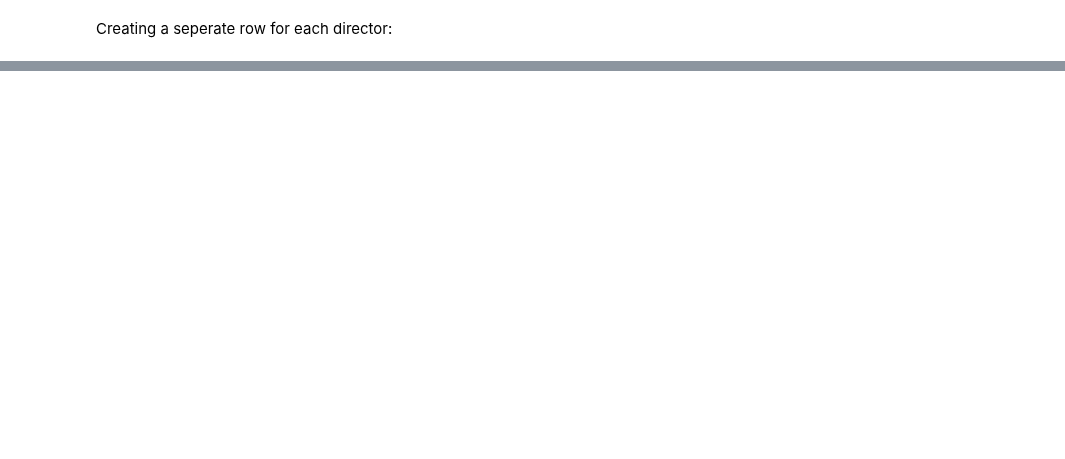
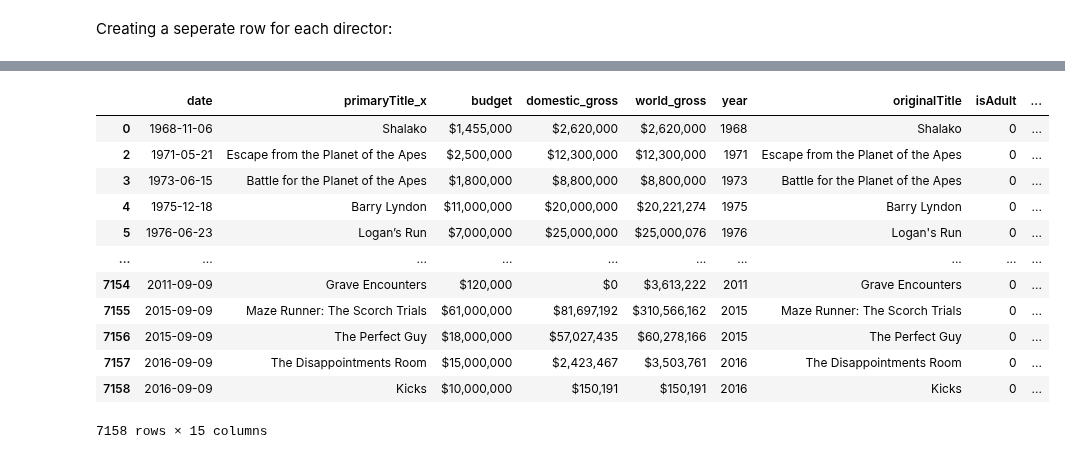
Before and after one commit to ParkerHar/Popular-Movie-Analysis, a Jupyter notebook: directors.ipynb, the cells around one changed output, grey strips where cells are left out. Saved outputs shown, nothing was run; the diff lists cells and outputs as text; code cells hidden in the pictures; blank space fills up the shorter version.

```diff
--- a/directors.ipynb
+++ b/directors.ipynb
@@ -22,0 +122,20 @@ directors_df = directors_df.explode('directors').reset_index(drop=True)
+# %%
+drop_these = ['Rank','name_id_x','matched_name','tconst','titleType','primaryTitle_y','endYear'
+              ,'writers','nconst','deathYear','name_id_y','knownForTitles','primaryProfession','directors']
+df = merged_df.drop(columns=drop_these,index=1)
+# %%
+df
+# %% [output]
+|  | date | primaryTitle_x | budget | domestic_gross | world_gross | year | originalTitle | isAdult | ... |
+| 0 | 1968-11-06 | Shalako | $1,455,000 | $2,620,000 | $2,620,000 | 1968 | Shalako | 0 | ... |
+| 2 | 1971-05-21 | Escape from the Planet of the Apes | $2,500,000 | $12,300,000 | $12,300,000 | 1971 | Escape from the Planet of the Apes | 0 | ... |
+| 3 | 1973-06-15 | Battle for the Planet of the Apes | $1,800,000 | $8,800,000 | $8,800,000 | 1973 | Battle for the Planet of the Apes | 0 | ... |
+| 4 | 1975-12-18 | Barry Lyndon | $11,000,000 | $20,000,000 | $20,221,274 | 1975 | Barry Lyndon | 0 | ... |
+| 5 | 1976-06-23 | Logan’s Run | $7,000,000 | $25,000,000 | $25,000,076 | 1976 | Logan's Run | 0 | ... |
+| ... | ... | ... | ... | ... | ... | ... | ... | ... | ... |
+| 7154 | 2011-09-09 | Grave Encounters | $120,000 | $0 | $3,613,222 | 2011 | Grave Encounters | 0 | ... |
+| 7155 | 2015-09-09 | Maze Runner: The Scorch Trials | $61,000,000 | $81,697,192 | $310,566,162 | 2015 | Maze Runner: The Scorch Trials | 0 | ... |
+| 7156 | 2015-09-09 | The Perfect Guy | $18,000,000 | $57,027,435 | $60,278,166 | 2015 | The Perfect Guy | 0 | ... |
+| 7157 | 2016-09-09 | The Disappointments Room | $15,000,000 | $2,423,467 | $3,503,761 | 2016 | The Disappointments Room | 0 | ... |
+| 7158 | 2016-09-09 | Kicks | $10,000,000 | $150,191 | $150,191 | 2016 | Kicks | 0 | ... |
+7158 rows × 15 columns
```
Also changed, not shown: parts of 18 cells of this notebook, 1 other file.
